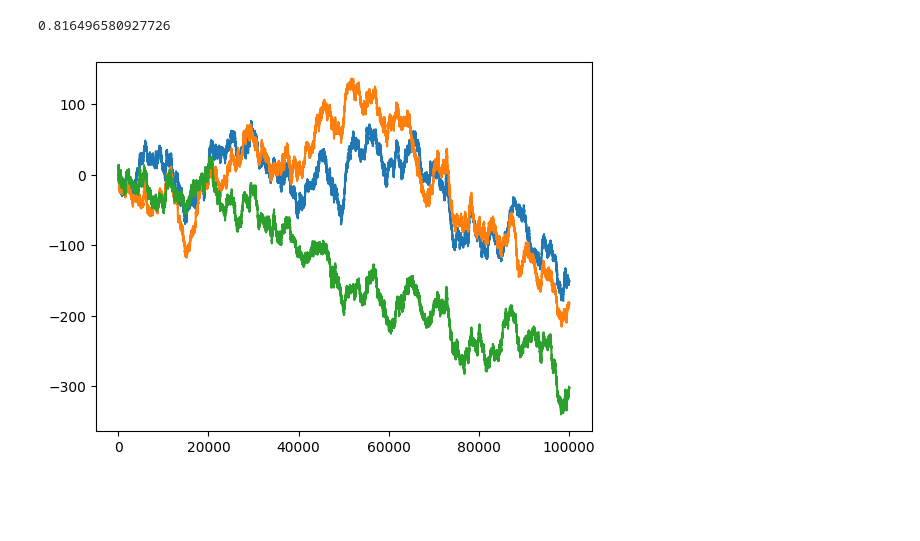
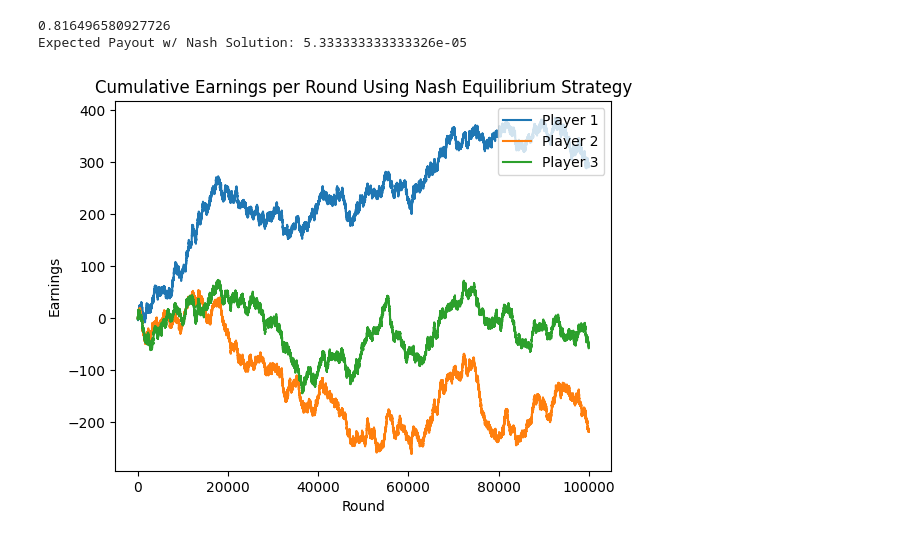
Before and after one commit to Camty1/ENGS102_Final_Project, a Jupyter notebook: ENGS102_Final_Project.ipynb, the cells around one changed output. Saved outputs shown, nothing was run; the diff lists cells and outputs as text; code cells hidden in the pictures; blank space fills up the shorter version.

```diff
--- a/ENGS102_Final_Project.ipynb
+++ b/ENGS102_Final_Project.ipynb
@@ -74,16 +125,12 @@ game = Game(minority_threshold=(2/3))
 p = game.calc_nash_probability(n=num_players)
 print(p)
 for i in range(num_players):
-    game.add_player(Player(move_prob=p))
+    game.add_player(Player(p))
 
 for i in range(num_rounds):
-    game.play_round()
+    game.play_round(0)
+
+print("Expected Payout w/ Nash Solution:", sum([sum(player.payout_history)/len(player.payout_history) for player in game.player_list])/num_players)
 # %% [output]
 0.816496580927726
+Expected Payout w/ Nash Solution: 5.333333333333326e-05
-# %%
-from matplotlib import pyplot as plt
-for p in game.player_list:
-    plt.plot(p.earnings_history)
-plt.show()
-# %% [output]
-[figure, removed]
@@ -91,0 +137,10 @@ plt.show()
+# %%
+fig1, ax1 = plt.subplots()
+for count, player in enumerate(game.player_list):
+    ax1.plot(player.earnings_history, label=("Player " + str(count + 1)))
+ax1.set_title("Cumulative Earnings per Round Using Nash Equilibrium Strategy");
+ax1.set_xlabel("Round");
+ax1.set_ylabel("Earnings");
+ax1.legend(loc="upper right");
+# %% [output]
+[figure, added]
```
Also changed, not shown: parts of 3 cells of this notebook.
